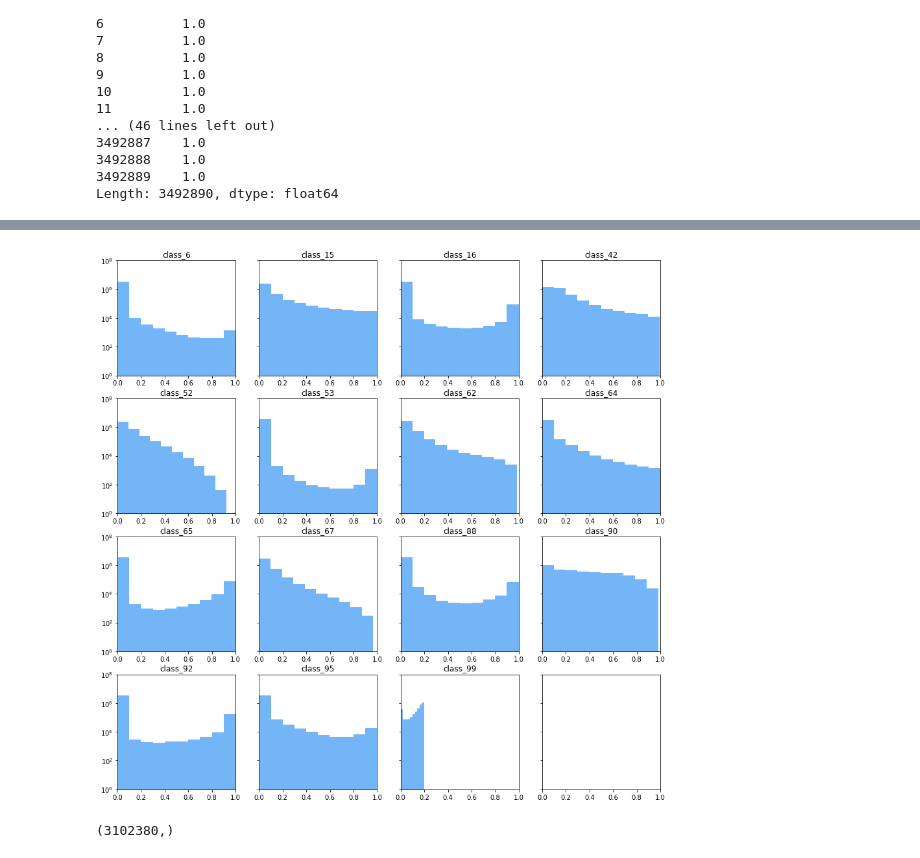
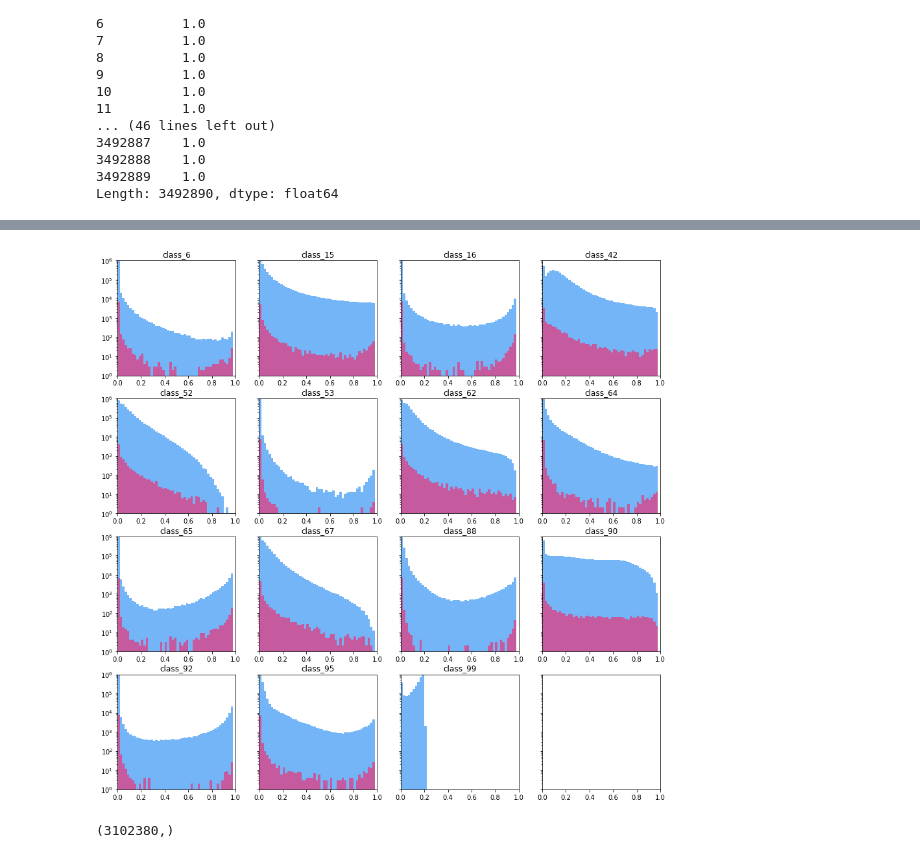
Before and after one commit to guchio3/kaggle-plasticc, a Jupyter notebook: notebook/construct_nn.ipynb, the cells around one changed output, grey strips where cells are left out. Drawn from its saved outputs; the diff is of its cells as text; code cells hidden in the pictures.

```diff
--- a/notebook/construct_nn.ipynb
+++ b/notebook/construct_nn.ipynb
@@ -1250,7 +1250,8 @@ import pandas as pd
 #df = pd.read_csv('../submissions/Booster_weight-multi-logloss-0.577933_2018-11-29-20-26-36.csv')
 #df = pd.read_csv('../submissions/Booster_weight-multi-logloss-0.566286_2018-12-02-11-58-49.csv')
 #df = pd.read_csv('../submissions/Booster_weight-multi-logloss-0.565583_2018-12-02-17-18-53.csv')
-df = pd.read_csv('../submissions/Booster_weight-multi-logloss-0.564319_2018-12-03-21-33-50.csv')
+#df = pd.read_csv('../submissions/Booster_weight-multi-logloss-0.564319_2018-12-03-21-33-50.csv')
+df = pd.read_csv('../submissions/Booster_weight-multi-logloss-0.561738_2018-12-04-16-29-27.csv')
 df
 # %% [output]
 |  | object_id | class_6 | class_15 | class_16 | class_42 | class_52 | class_53 | class_62 | class_64 | class_65 | ... |
@@ -1387,0 +1389,11 @@ df.to_csv('../submissions/Booster_weight-multi-logloss-0.564319_2018-12-03-21-33
+# %%
+import pickle
+with open('../oof/Booster_weight-multi-logloss-0.561738_2018-12-04-09-54-47.pkl', 'rb') as fin:
+    oof = pickle.load(fin)
+# %%
+def softmax(x, axis=1):
+    z = np.exp(x)
+    return z/np.sum(z, axis=axis, keepdims=True)
+
+oof_df = pd.DataFrame(np.concatenate([softmax(_oof[0]) for _oof in oof]), columns=classes)
+oof_df
@@ -1388,19 +1419,21 @@ df.to_csv('../submissions/Booster_weight-multi-logloss-0.564319_2018-12-03-21-33
 # %%
 from matplotlib import pyplot as plt
 
 f, axs = plt.subplots(4, 4, figsize=(15, 15), sharey=True)
 
 for i, _class in enumerate(classes + ['class_99']):
     ax = axs[i // 4, i % 4]
-    ax.hist(df[_class], color='#73B5F7')
+    ax.hist(df[_class], color='#73B5F7', bins=np.arange(0., 1., 0.02))
+    if _class in oof_df.columns:
+        ax.hist(oof_df[_class], color='#C65A9E', bins=np.arange(0., 1., 0.02))
     ax.set_xlim((0., 1.))
-    ax.set_ylim((1, 100000000))
+    ax.set_ylim((1, 1000000))
     ax.set_title(_class)
     plt.yscale('log')
 
 plt.show()
 # %% [output]
-[figure, old version]
+[figure, new version]
 # %%
 np.where(~np.isnan(meta_df.values[:, np.where(meta_df.columns == 'distmod')[0]]))[0].shape
 # %% [output]
```
Also changed, not shown: parts of 7 cells of this notebook, 2 other files.
